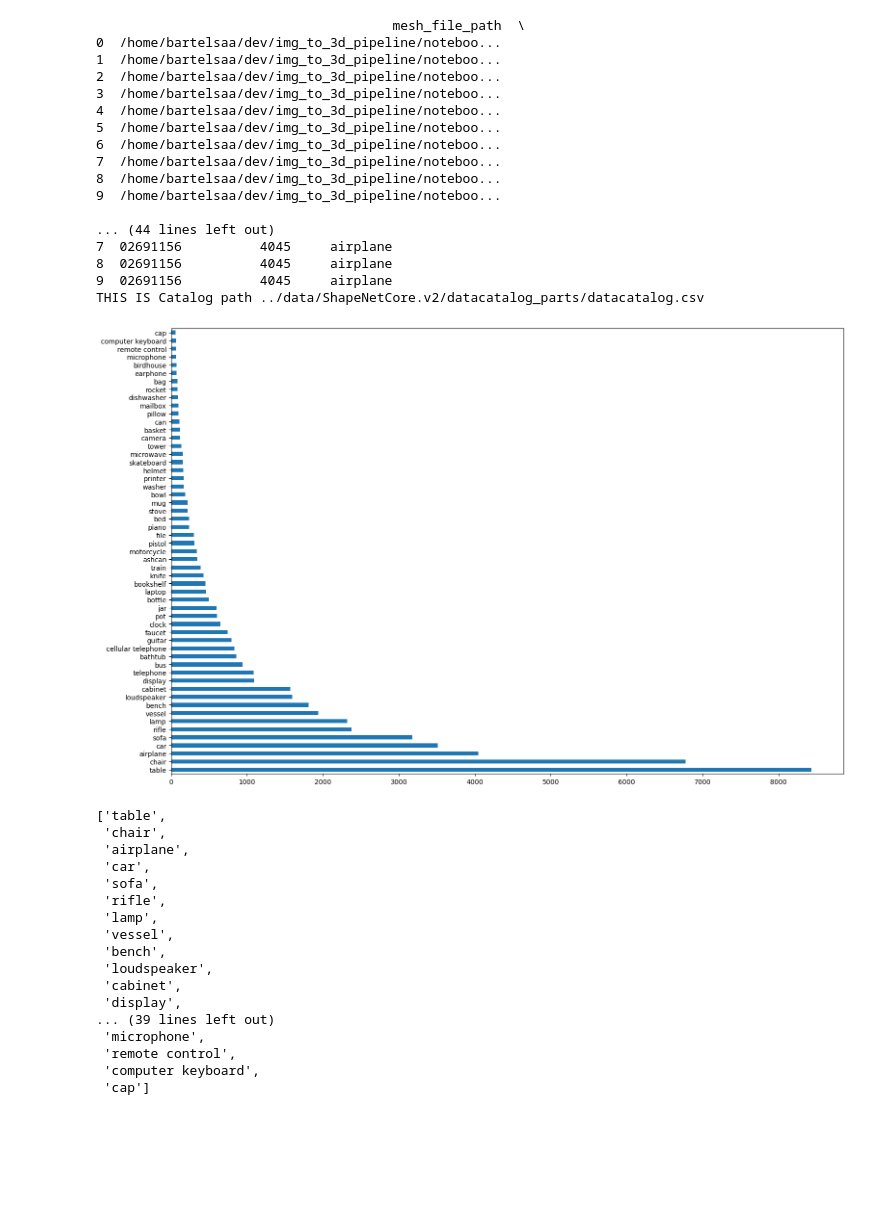
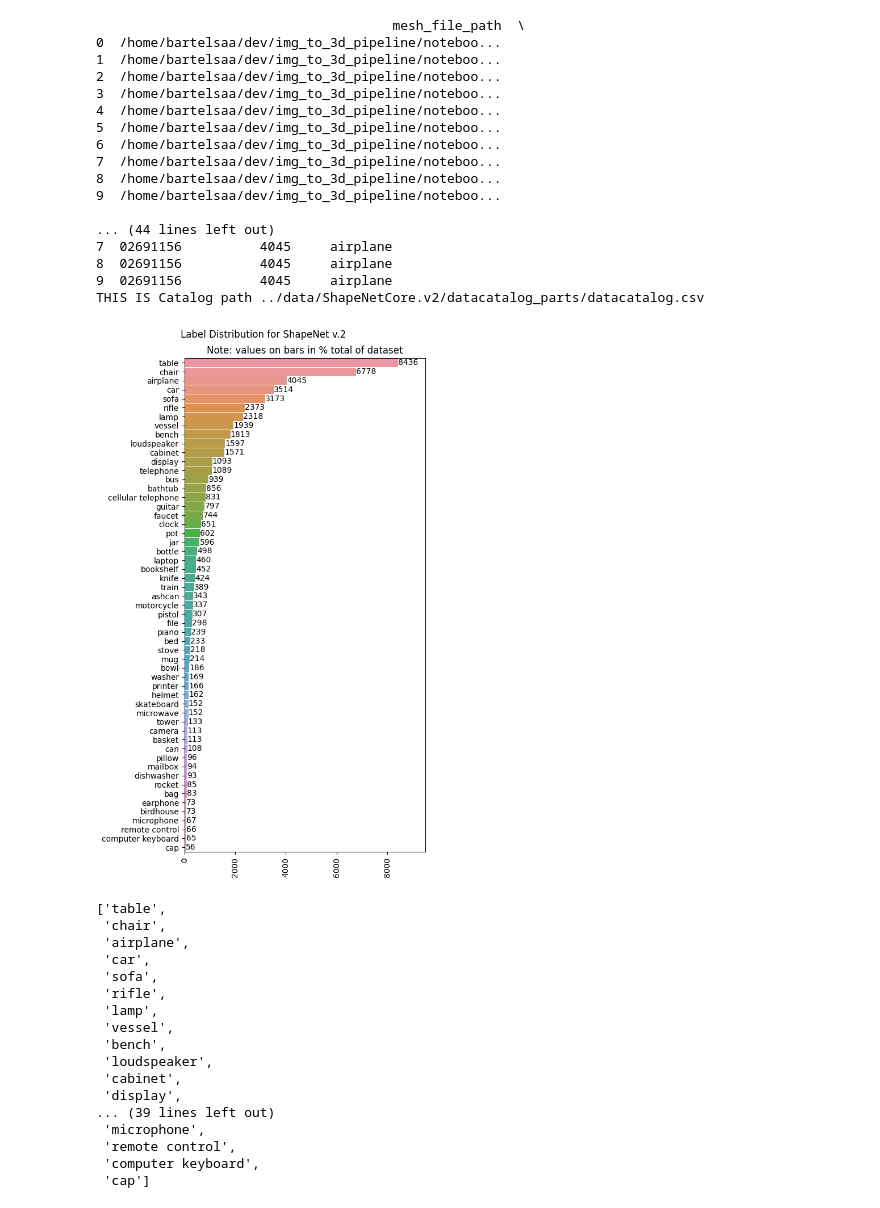
Before and after one commit to andrewbartels1/img_to_3d_pipeline, a Jupyter notebook: notebooks/pipeline.ipynb, the cells around one changed output. Drawn from its saved outputs; the diff is of its cells as text; code cells hidden in the pictures; blank space fills up the shorter version.

Commit message:
update dataset viz

```diff
--- a/notebooks/pipeline.ipynb
+++ b/notebooks/pipeline.ipynb
@@ -75,14 +75,34 @@ adding columns: ['id', 'numVertices', 'sysnetId', 'modelId', 'min_0', 'min_1', '
 8  02691156          4045     airplane
 9  02691156          4045     airplane
 THIS IS Catalog path ../data/ShapeNetCore.v2/datacatalog_parts/datacatalog.csv
-# %%
-dataCatalog = pnd.read_csv(Path("../data/ShapeNetCore.v2/datacatalog_parts/datacatalog.csv"))
-dataCatalog["simple_label"] = dataCatalog["simple_label"].astype("category")
-dataCatalog["simple_label"].value_counts(sort=True).plot(kind="barh", figsize=(18, 12))
-
-test = dataCatalog["simple_label"].value_counts(sort=True)
-# %% [output]
-[figure, removed]
+# %%
+import matplotlib.colors as mcolors
+import matplotlib.pyplot as plt
+import seaborn as sns
+dataCatalog = pnd.read_csv(Path("../data/ShapeNetCore.v2/datacatalog_parts/datacatalog.csv"))
+dataCatalog["simple_label"] = dataCatalog["simple_label"].astype("category")
+to_plot = pnd.DataFrame(dataCatalog["simple_label"].value_counts(normalize=False, ascending=False)).round(decimals = 3)
+to_plot_norm = pnd.DataFrame(dataCatalog["simple_label"].value_counts(normalize=True, ascending=False)).round(decimals = 3)
+print()
+# ax = to_plot[0:15].plot(kind="barh", figsize=(18, 12), colorbar=rvb(len()))
+# Initialize the matplotlib figure
+f, ax = plt.subplots(figsize=(6, 10))
+
+g = sns.barplot(x=list(to_plot.simple_label.to_numpy()), y=list(to_plot.index), label="unique label counts", orient = 'h', width=0.95)
+g = sns.barplot(x=list(to_plot.simple_label.to_numpy()), y=list(to_plot.index), label="unique label counts", orient = 'h', width=0.95)
+plt.setp(ax.get_xticklabels(), rotation=80)
+ax.set_xlim([0, 9500])
+ax.bar_label(ax.containers[0])
+plt.xticks(rotation=90)
+ax.set_title("Note: values on bars in % total of dataset")
+f.suptitle("Label Distribution for ShapeNet v.2")
+
+plt.tight_layout()
+plt.savefig("../images/shapenet_barplot.pdf")
+# ax.invert_yaxis()
+# test = dataCatalog["simple_label"].value_counts(sort=True)
+# %% [output]
+[figure, added]
 # %%
 list(test.keys())
 # %% [output]
```
Also changed, not shown: parts of 1 cell of this notebook, 1 other file.
